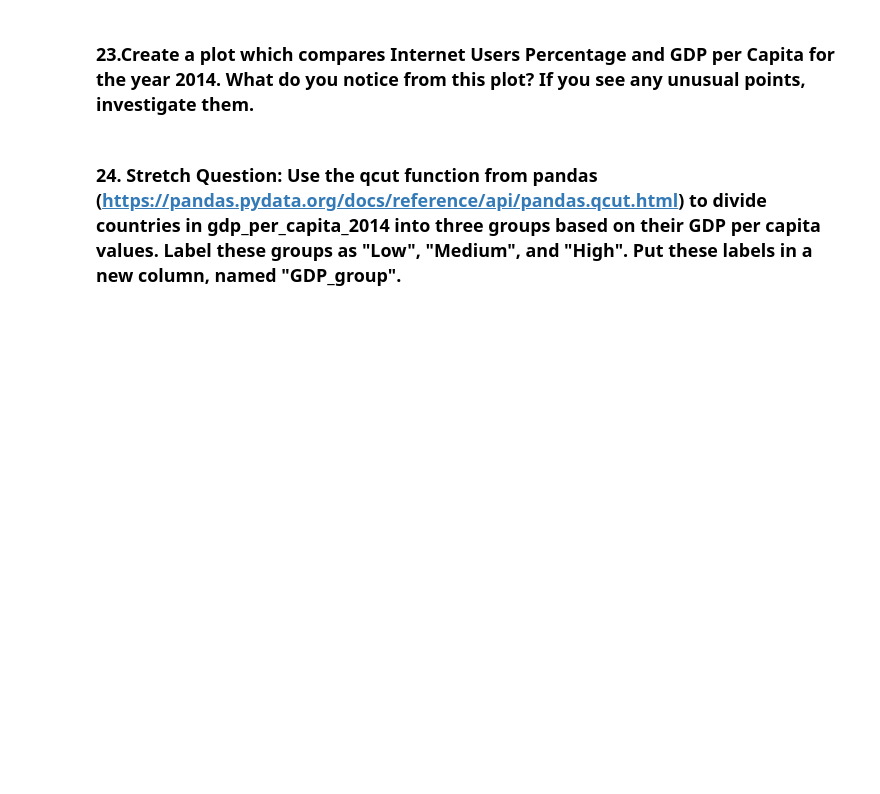
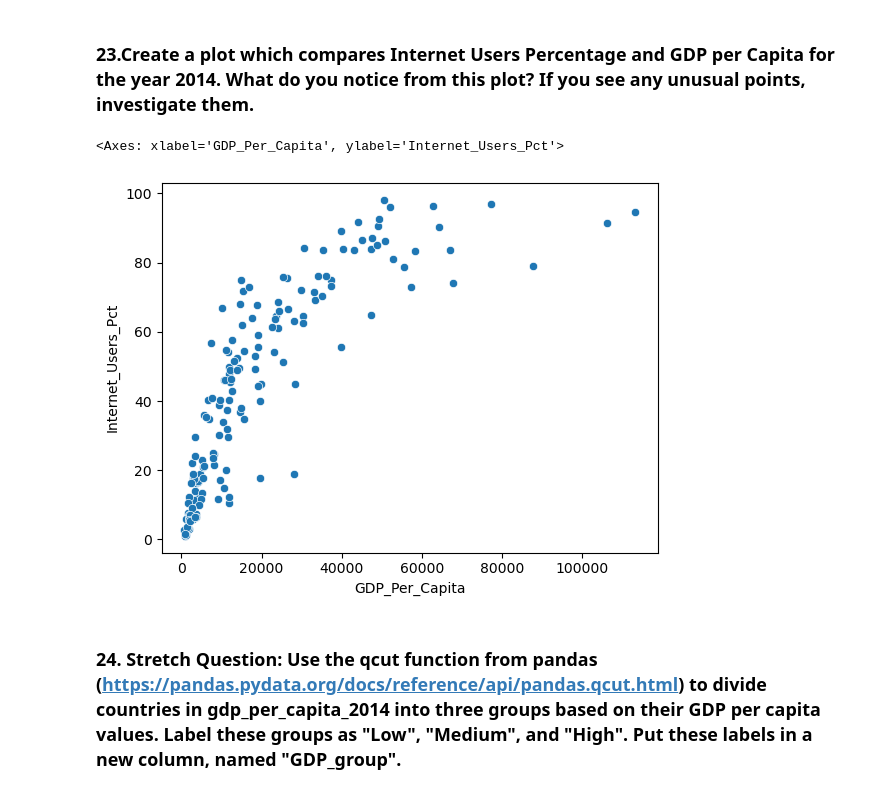
Before and after one commit to NSS-Data-Analytics-Cohort-13/un-exploration-JesseCrawford89, a Jupyter notebook: notebooks/UN_JCDA13.ipynb, the cells around one changed output. Saved outputs shown, nothing was run; the diff lists cells and outputs as text; code cells hidden in the pictures; blank space fills up the shorter version.

```diff
--- a/notebooks/UN_JCDA13.ipynb
+++ b/notebooks/UN_JCDA13.ipynb
@@ -512,4 +571,11 @@ sns.FacetGrid(gid_2014)
 # %% [markdown]
 ### 23.Create a plot which compares Internet Users Percentage and GDP per Capita for the year 2014. What do you notice from this plot? If you see any unusual points, investigate them.
+# %%
+IUP_GDP_2014 = gdp_and_internet_use[gdp_and_internet_use['Year']==2014]
+# %%
+sns.scatterplot(IUP_GDP_2014, x='GDP_Per_Capita', y='Internet_Users_Pct')
+# %% [output]
+<Axes: xlabel='GDP_Per_Capita', ylabel='Internet_Users_Pct'>
+[figure, added]
 # %% [markdown]
 ### 24. Stretch Question: Use the qcut function from pandas (https://pandas.pydata.org/docs/reference/api/pandas.qcut.html) to divide countries in gdp_per_capita_2014 into three groups based on their GDP per capita values. Label these groups as "Low", "Medium", and "High". Put these labels in a new column, named "GDP_group".
```
Also changed, not shown: parts of 15 cells of this notebook.
